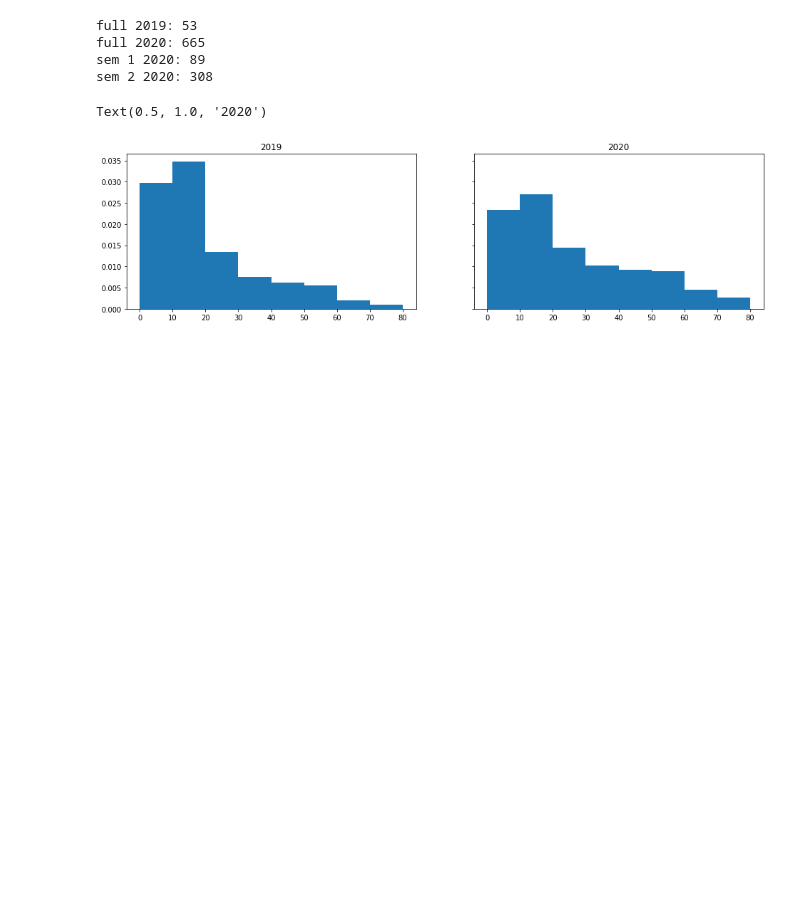
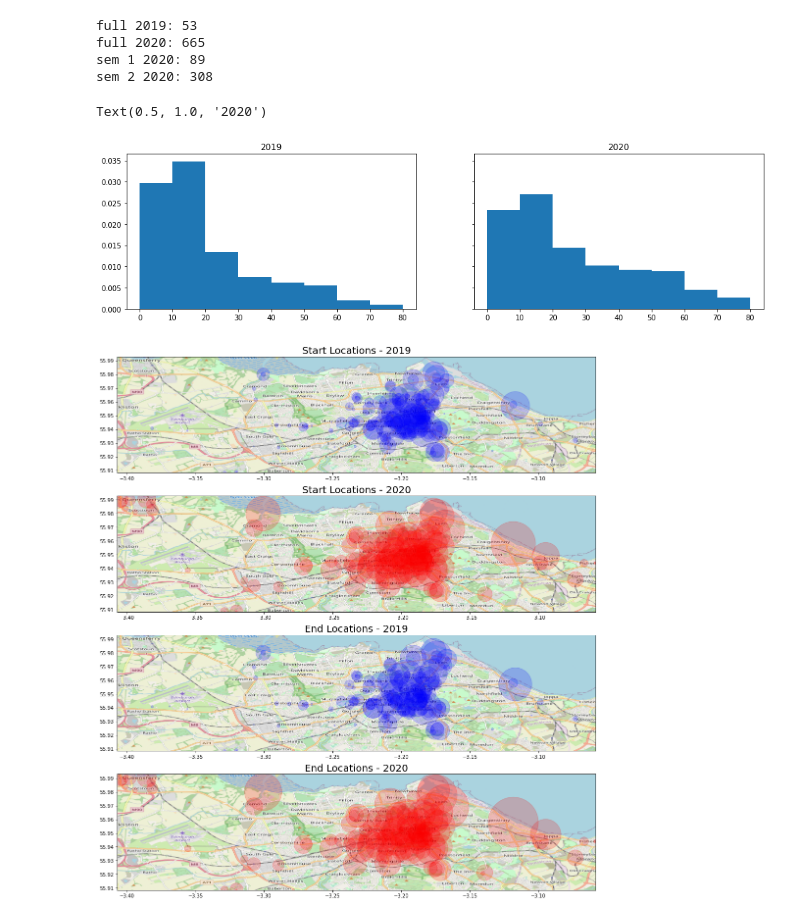
Before and after one commit to Inf2-FDS-2020-2021/final-project-apaj, a Jupyter notebook: exploring.ipynb, the cells around one changed output. Saved outputs shown, nothing was run; the diff lists cells and outputs as text; code cells hidden in the pictures; blank space fills up the shorter version.

Commit message:
basic structure for location map

```diff
--- a/exploring.ipynb
+++ b/exploring.ipynb
@@ -215,3 +215,60 @@ Text(0.5, 1.0, '2020')
 #  - this could be a more detailed expansion of our map
 # k-means clustering for start time, duration, weather, classifying location (k == number of locations)
 # - this doesn't actually gain us any information?
+# %%
+# Heat map -- want to create a map of Edinburgh where we plot all bike locations with a dot representative of how
+# many trips were made there each year
+def get_location_info(trips, pos):
+    locs = trips[[f'{pos}_station_latitude', f'{pos}_station_longitude']]
+    locs = locs.value_counts().to_frame().reset_index()
+    locs.columns = ['latitude', 'longitude', 'counts']
+    return locs
+
+starts_2019 = get_location_info(trips_2019, 'start')
+ends_2019   = get_location_info(trips_2019, 'end')
+# okay very weird...ends_2019 contains the location '53.395525, -2.990138'
+# which is the Exhibition Centre in Liverpool! Definitely something wrong.
+# I checked duration and of the 3 trips one was 7 hours...so it's possible,
+# but the others where short so probably a mistake. Can use this as processing.
+ends_2019 = ends_2019[ends_2019.latitude > 55]
+starts_2020 = get_location_info(trips_2020, 'start')
+ends_2020   = get_location_info(trips_2020, 'end')
+
+# recievie min and max lat and long for determining size of map we need
+map_size = {'min_long': float('inf'), 'max_long': float('-inf'), 'min_lat': float('inf'), 'max_lat': float('-inf')}
+for df in [starts_2019, ends_2019, starts_2020, ends_2020]:
+    if df.latitude.min() < map_size['min_lat']:
+        map_size['min_lat'] = df.latitude.min()
+    if df.longitude.min() < map_size['min_long']:
+        map_size['min_long'] = df.longitude.min()
+    if df.latitude.max() > map_size['max_lat']:
+        map_size['max_lat'] = df.latitude.max()
+    if df.longitude.max() > map_size['max_long']:
+        map_size['max_long'] = df.longitude.max()
+
+# at this point I entered the min/max lat/long coordinates into opestreetmap.org and downloaded map as 'map.png'
+
+edinburgh_map = plt.imread('map.png') # with boundaries according to map_size
+
+fig, axs = plt.subplots(4, 1, figsize=(60, 20))
+
+for i in range(4):
+    axs[i].set_xlim(map_size['min_long'], map_size['max_long'])
+    axs[i].set_ylim(map_size['min_lat'], map_size['max_lat'])
+    axs[i].imshow(edinburgh_map, zorder=0, extent=map_size.values(), aspect='equal')
+
+axs[0].scatter(starts_2019.longitude, starts_2019.latitude, s=starts_2019.counts, zorder=1, alpha= 0.2, c='b')
+axs[0].set_title('Start Locations - 2019', fontsize=20)
+
+axs[1].scatter(starts_2020.longitude, starts_2020.latitude, s=starts_2020.counts, zorder=1, alpha= 0.2, c='r')
+axs[1].set_title('Start Locations - 2020', fontsize=20)
+
+axs[2].scatter(ends_2019.longitude, ends_2019.latitude, s=ends_2019.counts, zorder=1, alpha= 0.2, c='b')
+axs[2].set_title('End Locations - 2019', fontsize=20)
+
+axs[3].scatter(ends_2020.longitude, ends_2020.latitude, s=ends_2020.counts, zorder=1, alpha= 0.2, c='r')
+axs[3].set_title('End Locations - 2020', fontsize=20)
+
+plt.show()
+# %% [output]
+[figure, added]
```
Also changed, not shown: parts of 1 cell of this notebook, 1 other file.
